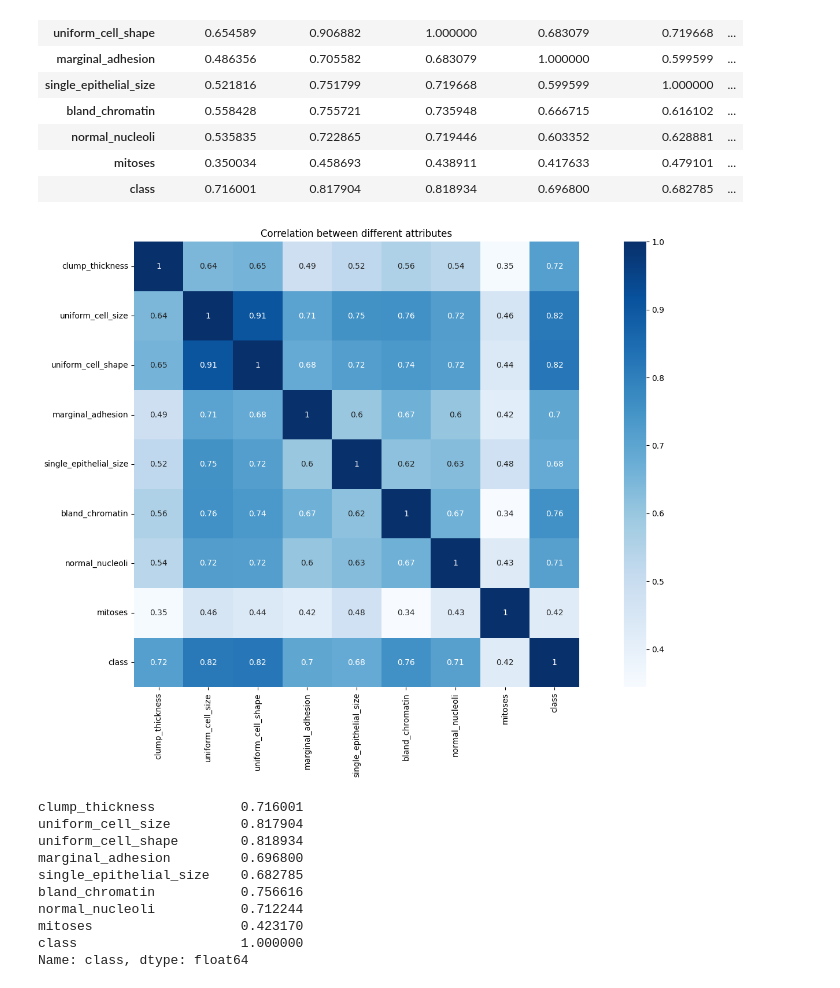
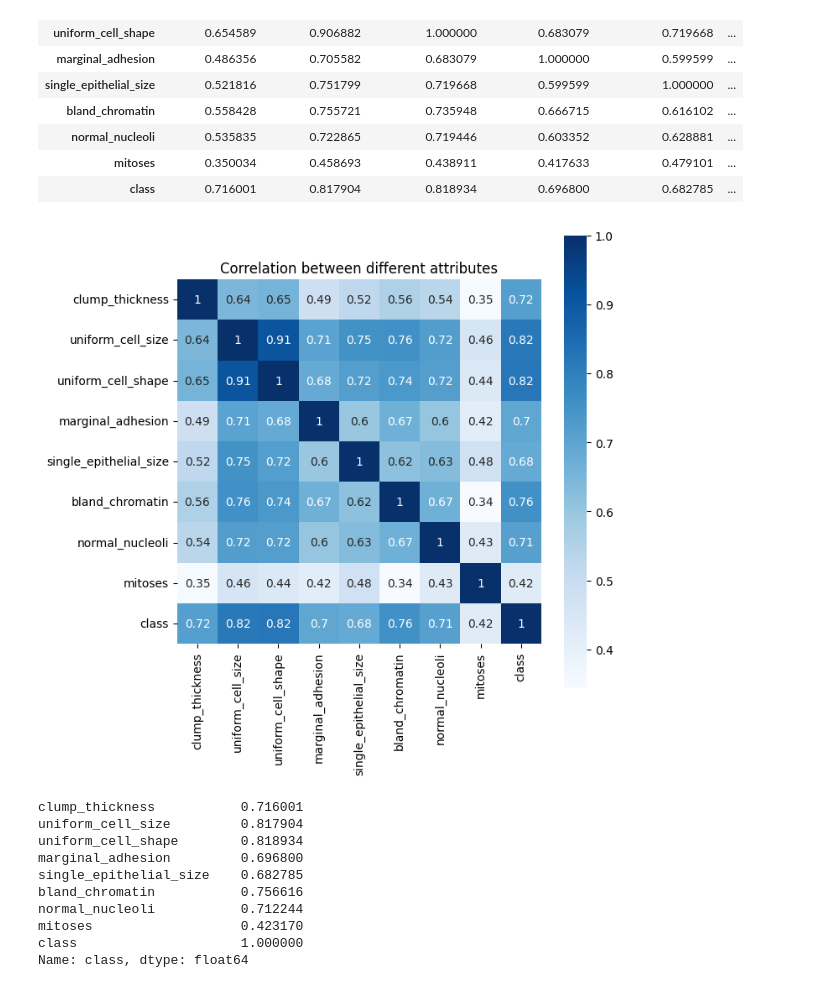
Before and after one commit to Mayank-902/BreastCancerPrediction, a Jupyter notebook: BreastCancer.ipynb, the cells around one changed output. Saved outputs shown, nothing was run; the diff lists cells and outputs as text; code cells hidden in the pictures.

```diff
--- a/BreastCancer.ipynb
+++ b/BreastCancer.ipynb
@@ -94,13 +96,13 @@ df.corr()
 | mitoses | 0.350034 | 0.458693 | 0.438911 | 0.417633 | 0.479101 | ... |
 | class | 0.716001 | 0.817904 | 0.818934 | 0.696800 | 0.682785 | ... |
 # %%
-plt.figure(figsize=(20,10))
+plt.figure(figsize=(7,7))
 cor = df.corr()
 sns.heatmap(cor,vmax=1,square = True,annot=True, cmap=plt.cm.Blues)
 plt.title('Correlation between different attributes')
 plt.show()
 # %% [output]
-[figure, old version]
+[figure, new version]
 # %%
 #Correlation with output variable
 cor_target = abs(cor["class"])
```
Also changed, not shown: parts of 11 cells of this notebook.
